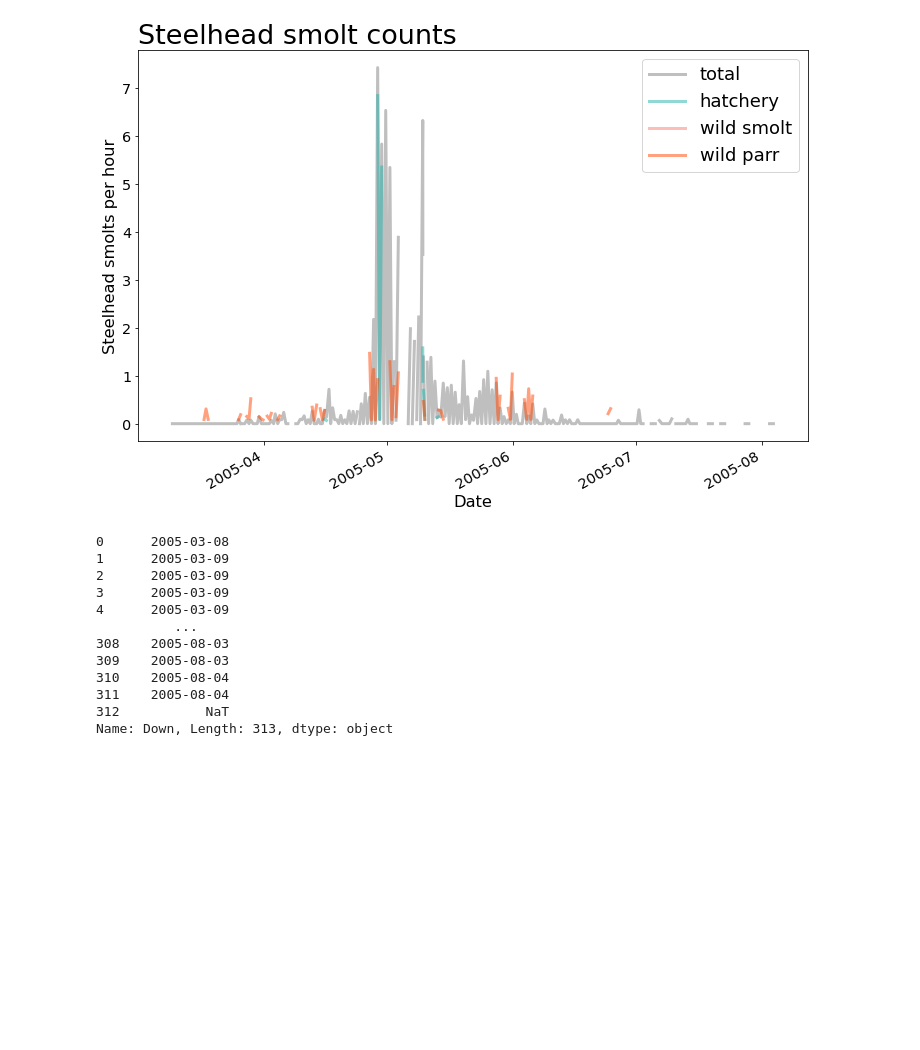
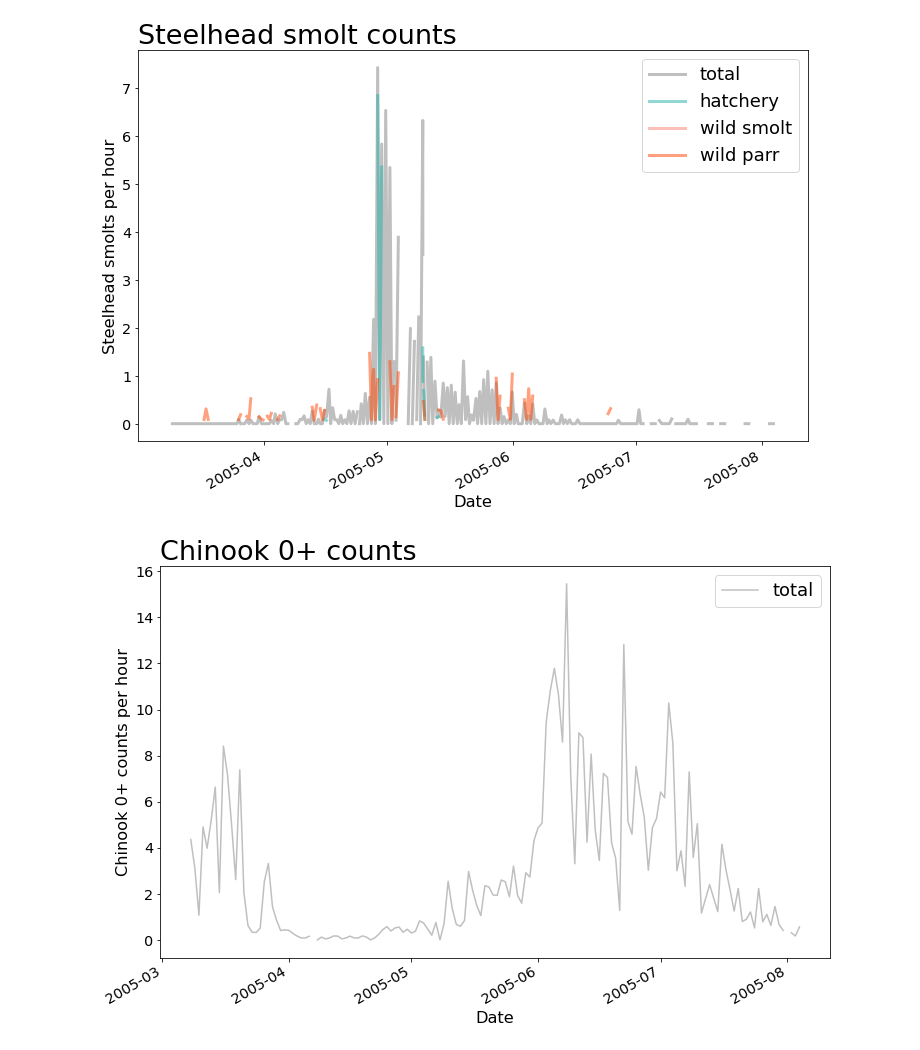
Before and after one commit to maria-kuruvilla/pied_piper, a Jupyter notebook: dungeness_2005-2014.ipynb, the cells around one changed output. Cells and saved outputs as stored; diff of their text form; code cells hidden in the pictures; blank space fills up the shorter version.

Commit message:
groupby date

```diff
--- a/dungeness_2005-2014.ipynb
+++ b/dungeness_2005-2014.ipynb
@@ -44,4 +58,15 @@ MultiIndex([(                         'Unnamed: 0_level_0',  'Down'),
             ( 'Dolly Varden / Bull trout parr unmark wild',  '90\0'),
             ('Dolly Varden / Bull trout smolt unmark wild',  '91\0')],
            )
+# %%
+df_2005.columns = df_2005.columns.droplevel(level=1)
+df_2005.rename(columns = {
+    'Unnamed: 0_level_0':'Down',
+    'Unnamed: 1_level_0':'Up',
+    'Unnamed: 2_level_0':'In',
+    'Unnamed: 3_level_0':'Out',
+    'Coho 1+ ':'Coho 1+'
+}, inplace = True)
+df_2005['Date'] = df_2005['Down'].dt.date
+groupedby_dates_2005 = df_2005.groupby(by=["Date"]).sum()
 # %%
@@ -238,18 +229,32 @@ plt.legend(fontsize=fs, loc='upper right', title = '')
 plt.show()
 # %% [output]
 [figure]
-# %%
-df_2005['Down'].dt.date
-# %% [output]
-0      2005-03-08
-1      2005-03-09
-2      2005-03-09
-3      2005-03-09
-4      2005-03-09
-          ...
-308    2005-08-03
-309    2005-08-03
-310    2005-08-04
-311    2005-08-04
-312           NaT
-Name: Down, Length: 313, dtype: object
+# %%
+#Chinook
+groupedby_dates_2005['chinook1_perhour'] = groupedby_dates_2005['Chinook 1+']/groupedby_dates_2005['In']
+groupedby_dates_2005['chinook1_hatchery_perhour'] = groupedby_dates_2005['Chinook 1+ CWT hatchery']/groupedby_dates_2005['In']
+groupedby_dates_2005['chinook1_wild_perhour'] = groupedby_dates_2005['chinook1_perhour'] - groupedby_dates_2005['chinook1_hatchery_perhour']
+
+#chinook 0
+groupedby_dates_2005['chinook0_perhour'] = groupedby_dates_2005['Chinook 0+']/groupedby_dates_2005['In']
+
+
+
+fs = 18
+lw = 1.25
+tranparency = 0.5
+plt.close('all') # always start by cleaning up
+fig = plt.figure(figsize=(12,8))
+
+ax1 = fig.add_subplot(111)
+ax1.plot(groupedby_dates_2005.index, groupedby_dates_2005['chinook0_perhour'], color = 'gray', label = 'total', alpha = 0.5)
+plt.gcf().autofmt_xdate()
+plt.xlabel('Date', size = 0.9*fs)
+plt.ylabel('Chinook 0+ counts per hour', size = 0.9*fs)
+ax1.tick_params(labelsize=.8*fs)
+ax1.set_title('Chinook 0+ counts', loc='left', fontsize = fs*1.5)
+plt.legend(fontsize=fs, loc='upper right', title = '')
+
+plt.show()
+# %% [output]
+[figure, added]
```
Also changed, not shown: parts of 7 cells of this notebook.
